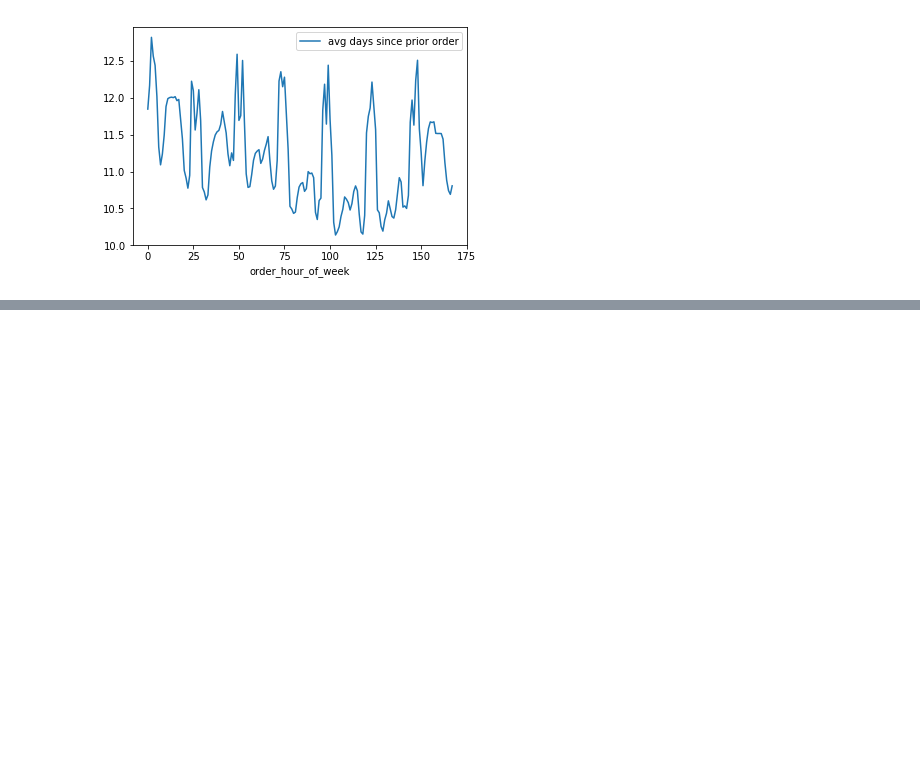
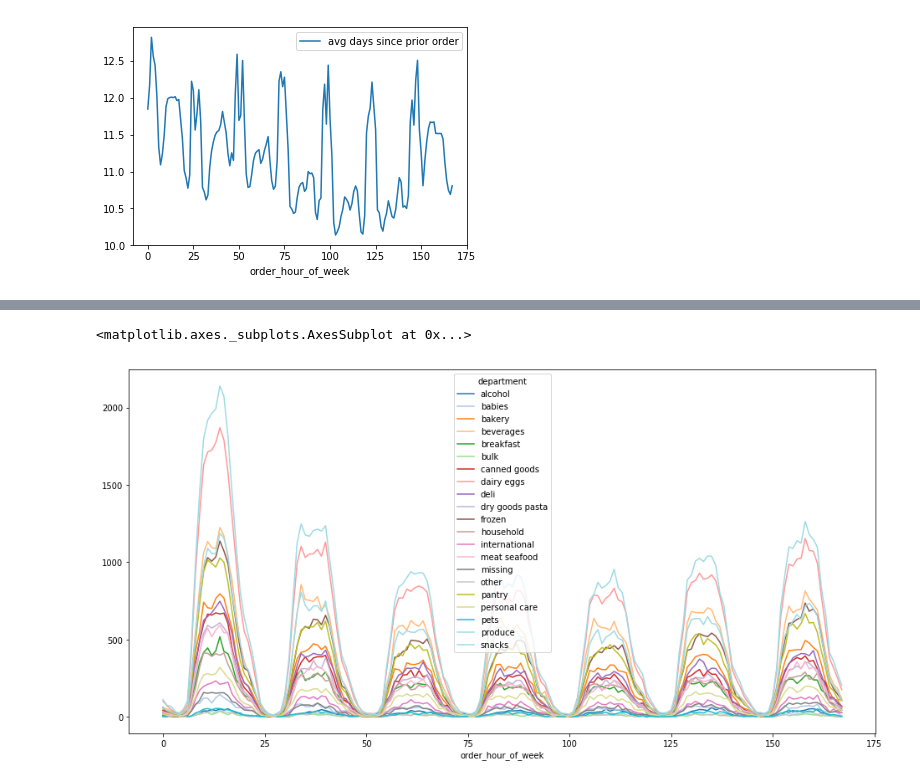
Before and after one commit to gentimouton/dives, a Jupyter notebook: instacart_orders/20190615_eda.ipynb, the cells around one changed output, grey strips where cells are left out. Drawn from its saved outputs; the diff is of its cells as text; code cells hidden in the pictures; blank space fills up the shorter version.

```diff
--- a/instacart_orders/20190615_eda.ipynb
+++ b/instacart_orders/20190615_eda.ipynb
@@ -61,5 +61,14 @@ columns ['order_id', 'product_id', 'add_to_cart_order', 'reordered']
 shape (49688, 4)
 columns ['product_id', 'product_name', 'aisle_id', 'department_id']
 # %%
-# add some potentially useful columns
+# add some potentially useful columns and frames
 frames['orders']['order_hour_of_week'] = frames['orders']['order_dow'] * 24 + frames['orders']['order_hour_of_day']
+
+frames['order_products_enriched'] = (
+    frames['order_products__train']
+    .join(frames['orders'].set_index('order_id'), on='order_id')
+    .join(frames['products'].set_index('product_id'), on='product_id')
+    .join(frames['aisles'].set_index('aisle_id'), on='aisle_id')
+    .join(frames['departments'].set_index('department_id'), on='department_id')
+)
+frames['order_products_enriched'].head()
@@ -109,0 +152,13 @@ What are they? Is it pizza?
+# %%
+# unique orders by hour of day, split by dept
+(
+    frames['order_products_enriched']
+    .groupby(['order_hour_of_week','department'])
+    .agg({'order_id':pd.Series.nunique})
+    .unstack() # unpivot
+    .xs('order_id', axis=1, drop_level=True) # remove leftover multi index
+    .plot(figsize=(16, 8), colormap=plt.get_cmap('tab20')) # use custom cmap so we can distinguish the 20 dept apart
+)
+# %% [output]
+<matplotlib.axes._subplots.AxesSubplot at 0x...>
+[figure, added]
```
Also changed, not shown: parts of 8 cells of this notebook.
